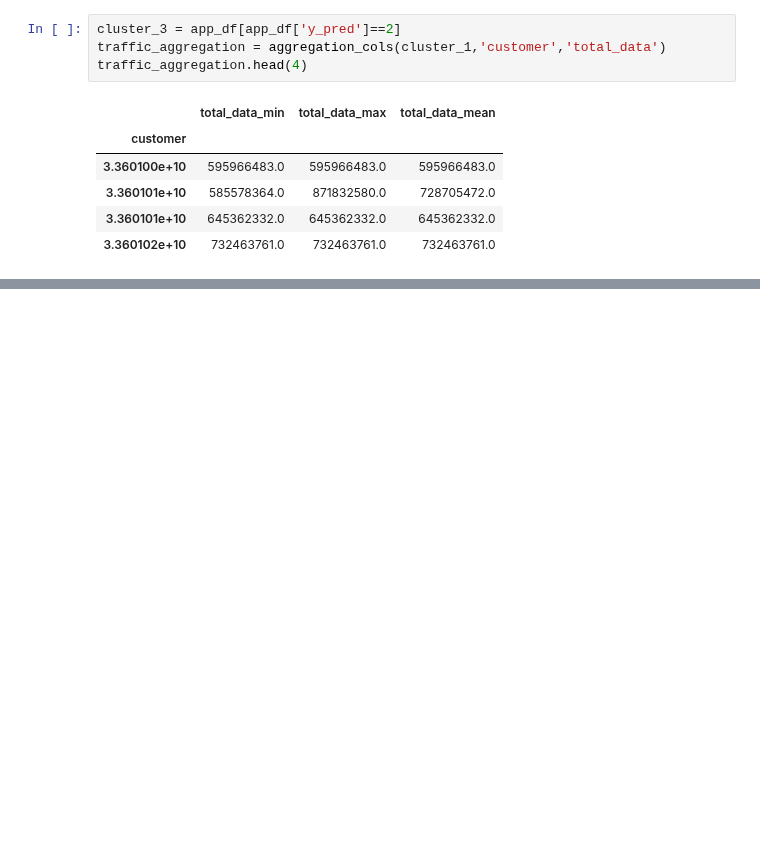
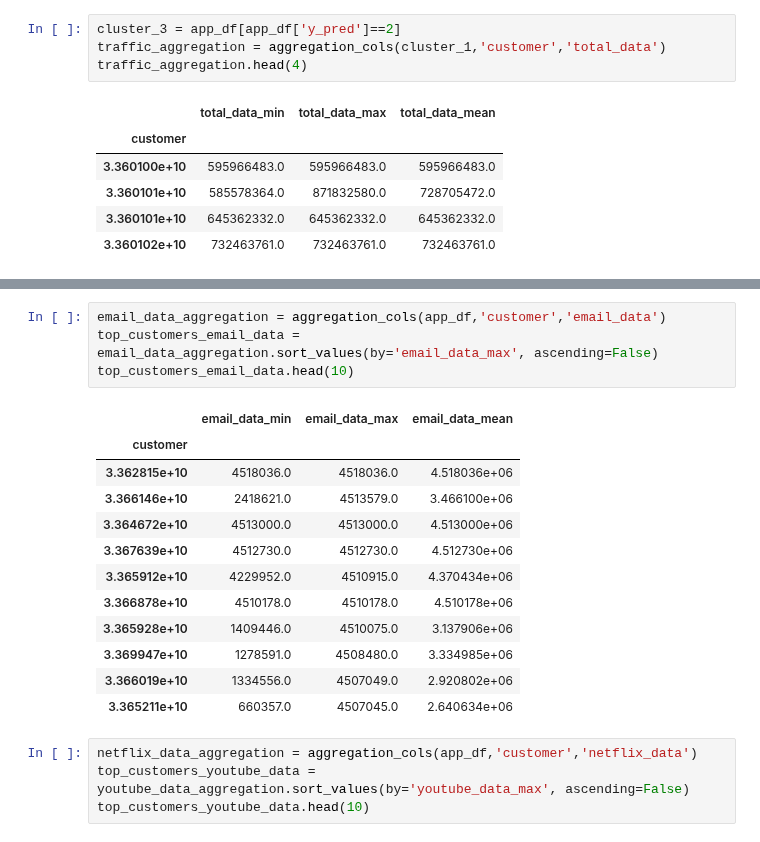
Before and after one commit to tutorialcreation/TelComChallenge, a Jupyter notebook: notebooks/Modelling.ipynb, the cells around one changed output, grey strips where cells are left out. Cells and saved outputs as stored; diff of their text form; blank space fills up the shorter version.

```diff
--- a/notebooks/Modelling.ipynb
+++ b/notebooks/Modelling.ipynb
@@ -317,0 +356,21 @@ top_customers_social_media.head(10)
+# %%
+email_data_aggregation = aggregation_cols(app_df,'customer','email_data')
+top_customers_email_data = email_data_aggregation.sort_values(by='email_data_max', ascending=False)
+top_customers_email_data.head(10)
+# %% [output]
+|  | email_data_min | email_data_max | email_data_mean |
+| customer |  |  |  |
+| 3.362815e+10 | 4518036.0 | 4518036.0 | 4.518036e+06 |
+| 3.366146e+10 | 2418621.0 | 4513579.0 | 3.466100e+06 |
+| 3.364672e+10 | 4513000.0 | 4513000.0 | 4.513000e+06 |
+| 3.367639e+10 | 4512730.0 | 4512730.0 | 4.512730e+06 |
+| 3.365912e+10 | 4229952.0 | 4510915.0 | 4.370434e+06 |
+| 3.366878e+10 | 4510178.0 | 4510178.0 | 4.510178e+06 |
+| 3.365928e+10 | 1409446.0 | 4510075.0 | 3.137906e+06 |
+| 3.369947e+10 | 1278591.0 | 4508480.0 | 3.334985e+06 |
+| 3.366019e+10 | 1334556.0 | 4507049.0 | 2.920802e+06 |
+| 3.365211e+10 | 660357.0 | 4507045.0 | 2.640634e+06 |
+# %%
+netflix_data_aggregation = aggregation_cols(app_df,'customer','netflix_data')
+top_customers_youtube_data = youtube_data_aggregation.sort_values(by='youtube_data_max', ascending=False)
+top_customers_youtube_data.head(10)
```
Also changed, not shown: parts of 24 cells of this notebook.
